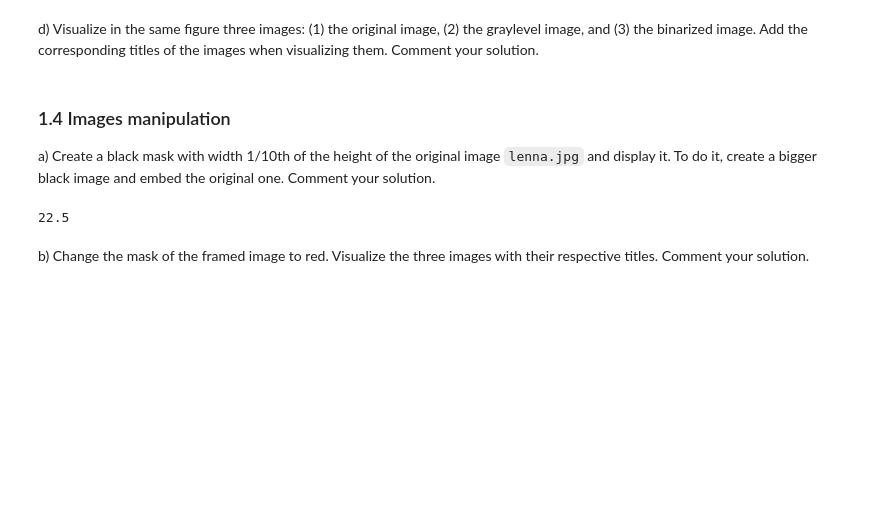
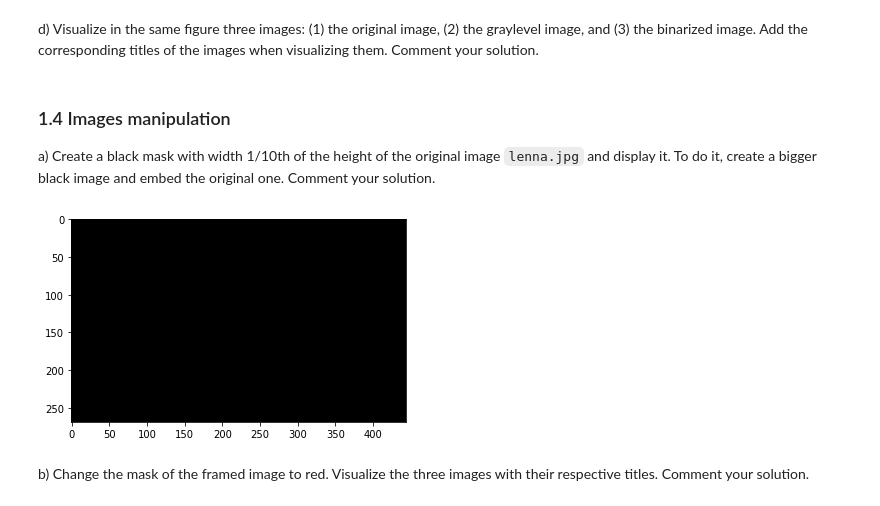
Before and after one commit to thefogui/Practica1VA, a Jupyter notebook: p1.ipynb, the cells around one changed output. Cells and saved outputs as stored; diff of their text form; code cells hidden in the pictures; blank space fills up the shorter version.

```diff
--- a/p1.ipynb
+++ b/p1.ipynb
@@ -130,10 +130,13 @@ d) Visualize in the same figure three images: (1) the original image, (2) the gr
 ### 1.4 Images manipulation
 
 a) Create a black mask with width 1/10th of the height of the original image `lenna.jpg` and display it. To do it, create a bigger black image and embed the original one. Comment your solution.
-# %%
-w = 1/10*img.shape[0]
-# %% [output]
-22.5
+# %%
+w = int(1/10*img.shape[0])
+color_mask = np.ones((img.shape[0]+2*w, img.shape[1]+2*w))
+plt.imshow(color_mask, cmap='gray')
+plt.show()
+# %% [output]
+[figure, added]
 # %% [markdown]
 b) Change the mask of the framed image to red. Visualize the three images with their respective titles. Comment your solution.
 # %% [markdown]
```
Also changed, not shown: parts of 4 cells of this notebook.
